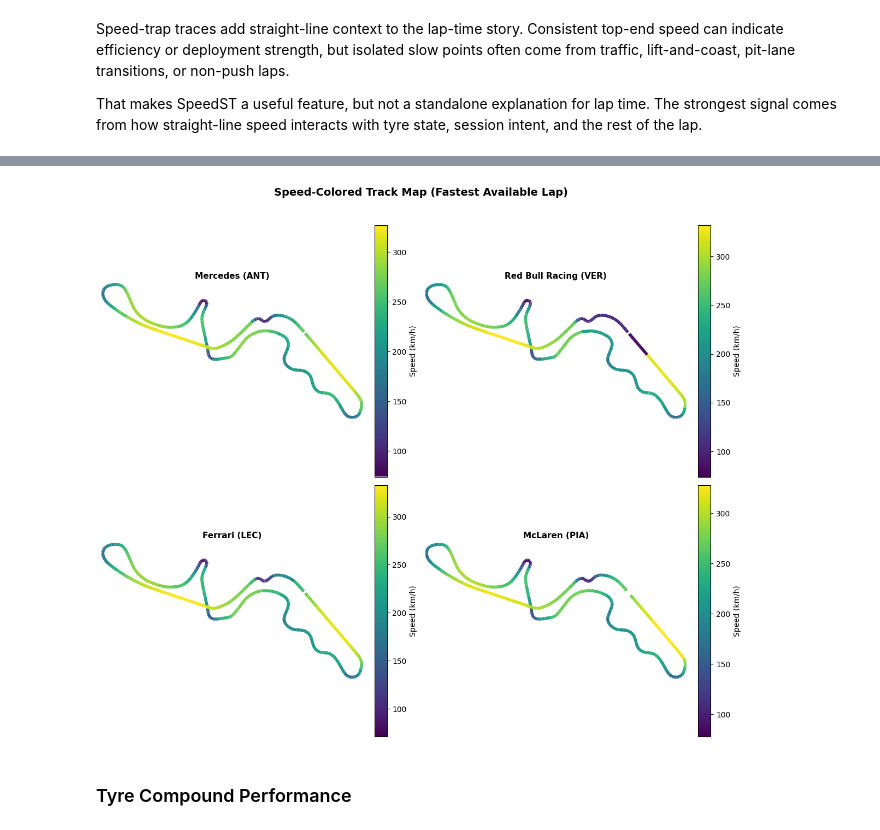
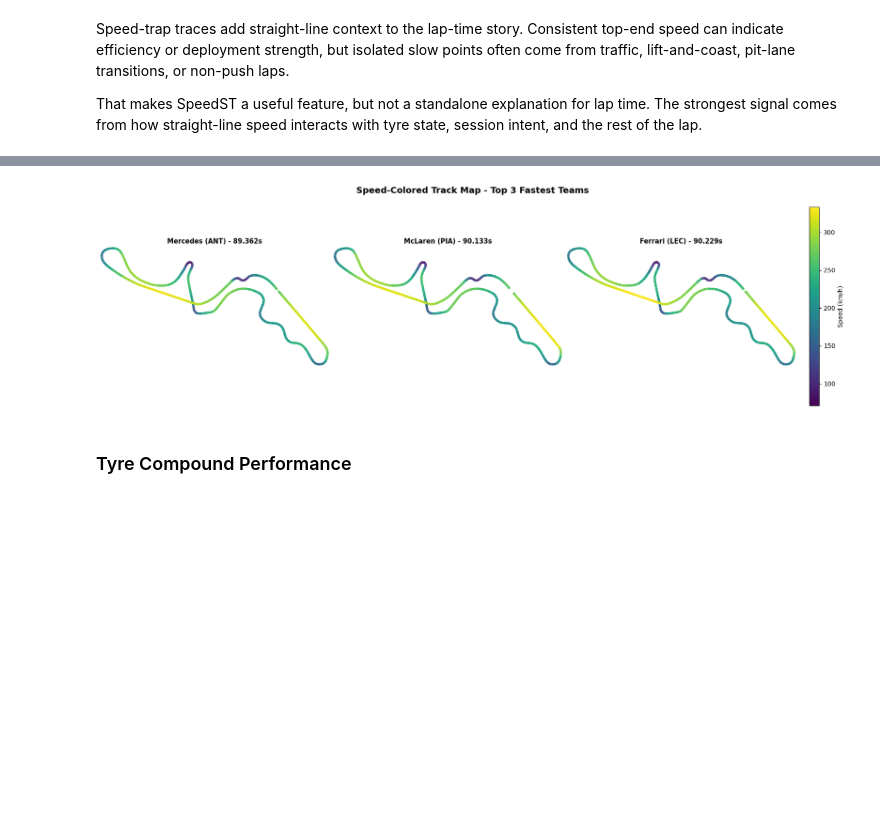
Before and after one commit to Syed-Nihaal/F1-2026-Qualifying-Prediction-and-Race-Strategy, a Jupyter notebook: Round_3_Japanese_GP_2026/F1_2026_Japanese_GP_Qualifying_and_Race_Strategy.ipynb, the cells around one changed output, grey strips where cells are left out. Cells and saved outputs as stored; diff of their text form; code cells hidden in the pictures; blank space fills up the shorter version.

Commit message:
v3.1.0
Feat:
- Added Preseason tests 1 & 2
- Added cleaning and model processes to readme
- Added latest track layouts

Update:
- Improved models and predictions
- Improved code quality

```diff
--- a/Round_3_Japanese_GP_2026/F1_2026_Japanese_GP_Qualifying_and_Race_Strategy.ipynb
+++ b/Round_3_Japanese_GP_2026/F1_2026_Japanese_GP_Qualifying_and_Race_Strategy.ipynb
@@ -249,6 +307,13 @@ def data_cleaning(data, output_csv_path):
                        'LapStartDate', 'LapEndDateTime','Position', 'Deleted', 'DeletedReason', 'FastF1Generated','IsAccurate']
     cleaned_data = cleaned_data.drop(columns=[col for col in columns_to_drop if col in cleaned_data.columns])
 
+    # Drop reserve drivers or any other non-regular participants if identifiable (e.g., by team or driver name patterns)
+    if 'Driver' in cleaned_data.columns:
+        reserve_mask = cleaned_data['Driver'].str.contains('CRA', case=False, na=False)
+        reserve_count = int(reserve_mask.sum())
+        cleaned_data = cleaned_data.loc[~reserve_mask].copy()
+        print(f"Removed {reserve_count} laps from reserve/test drivers.")
+
     # Save the cleaned dataframe to a CSV file
     cleaned_data.to_csv(output_csv_path, index=False)
     print(f"Cleaned data saved to {output_csv_path}")
@@ -652,15 +744,12 @@ This section compares the fastest available telemetry traces for the selected te
 # %%
 # Telemetry comparison and speed-colored track maps for fastest available laps
-telemetry_sessions = ['FP1', 'FP2', 'FP3']
-
 def lap_to_seconds(lap_time):
     return float(lap_time.total_seconds()) if pd.notna(lap_time) else np.nan
 
 team_fastest = {}
-for team in top_teams:
+for team in sorted(df['Team'].dropna().unique().tolist()):
     candidate_laps = []
-
-    for session_name in telemetry_sessions:
+    for session_name in session_names:
         session = sessions_by_name.get(session_name)
         if session is None:
             print(f"Session {session_name} not found in startup cache; skipping in telemetry block.")
@@ -687,7 +776,7 @@ for team in top_teams:
 if len(team_fastest) == 0:
     print('No telemetry laps available to plot right now.')
 else:
-    # 1) Speed vs distance telemetry traces
+    # Speed vs distance telemetry traces
     fig, ax = plt.subplots(figsize=(12, 6))
     summary_rows = []
 
@@ -696,27 +785,22 @@ else:
         session_name = payload['session']
         try:
             telemetry = lap.get_car_data().add_distance()
-            ax.plot(
-                telemetry['Distance'],
-                telemetry['Speed'],
-                color=team_palette.get(team, 'gray'),
-                linewidth=2,
-                label=f"{team} - {lap['Driver']}"
-            )
-            summary_rows.append({
-                'Team': team,
-                'Driver': lap['Driver'],
-                'Session': session_name,
-                'LapTimeSec': lap_to_seconds(lap['LapTime'])
-            })
+            ax.plot(telemetry['Distance'], telemetry['Speed'], color=team_palette.get(team, 'gray'), linewidth=2,
+                    label=f"{team} - {lap['Driver']}"
+                    )
+            summary_rows.append({'Team': team, 'Driver': lap['Driver'], 'Session': session_name,
+                                 'LapTimeSec': lap_to_seconds(lap['LapTime'])
+                                 })
         except Exception as exc:
             print(f"Telemetry plot skipped for {team}: {exc}")
 
-    ax.set_title('Fastest-Lap Telemetry: Speed vs Distance (Top Teams)', fontsize=13, fontweight='bold')
+    ax.set_title('Fastest-Lap Telemetry: Speed vs Distance (All Teams)', fontsize=13, fontweight='bold')
     ax.set_xlabel('Distance (m)', fontsize=11)
     ax.set_ylabel('Speed (km/h)', fontsize=11)
     ax.grid(alpha=0.3)
-    ax.legend(fontsize=9)
+    if summary_rows:
+        ax.legend(fontsize=9)
+
     plt.tight_layout()
     plt.show()
 
@@ -725,8 +809,7 @@ else:
         print('Telemetry fastest-lap summary:')
         print(telemetry_summary.to_string(index=False))
 
-    # 2) Track map colored by speed for each team
-    map_teams = []
+    # Track map colored by speed for the 3 fastest teams in one row
     map_data = {}
     for team, payload in team_fastest.items():
         lap = payload['lap']
@@ -744,26 +827,27 @@ else:
                 print(f"Track map skipped for {team}: insufficient merged telemetry points")
                 continue
 
-            map_teams.append(team)
-            map_data[team] = {
-                'x': merged['X'].to_numpy(),
-                'y': merged['Y'].to_numpy(),
-                'speed': merged['Speed'].to_numpy(),
-                'driver': lap['Driver']
-            }
+            map_data[team] = {'x': merged['X'].to_numpy(), 'y': merged['Y'].to_numpy(),
+                              'speed': merged['Speed'].to_numpy(), 'driver': lap['Driver'],
+                              'lap_time_sec': lap_to_seconds(lap['LapTime'])
+                              }
         except Exception as exc:
             print(f"Track map skipped for {team}: {exc}")
 
-    if len(map_teams) == 0:
+    if len(map_data) == 0:
         print('No track-map telemetry available to draw right now.')
     else:
-        fig, axes = plt.subplots(2, 2, figsize=(12, 10))
-        axes_flat = axes.flatten()
+        top_teams = sorted(map_data.keys(), key=lambda t: map_data[t]['lap_time_sec'])[:3]
 
-        for idx, team in enumerate(map_teams):
-            if idx >= 4:
-                break
+        n_teams = len(top_teams)
+        fig, axes = plt.subplots(1, n_teams, figsize=(5.6 * n_teams, 5.2), constrained_layout=True)
+        axes_flat = np.atleast_1d(axes).ravel()
 
+        global_speed_min = min(map_data[t]['speed'].min() for t in top_teams)
+        global_speed_max = max(map_data[t]['speed'].max() for t in top_teams)
+        norm = plt.Normalize(global_speed_min, global_speed_max)
+
+        for idx, team in enumerate(top_teams):
             ax = axes_flat[idx]
             x = map_data[team]['x']
             y = map_data[team]['y']
@@ -772,22 +856,22 @@ else:
 
             points = np.array([x, y]).T.reshape(-1, 1, 2)
             segments = np.concatenate([points[:-1], points[1:]], axis=1)
-            norm = plt.Normalize(speed.min(), speed.max())
             lc = LineCollection(segments, cmap='viridis', norm=norm)
             lc.set_array(speed[:-1])
-            lc.set_linewidth(4)
+            lc.set_linewidth(3.8)
 
             ax.add_collection(lc)
             ax.set_aspect('equal', 'box')
             ax.set_xlim(x.min() - 100, x.max() + 100)
             ax.set_ylim(y.min() - 100, y.max() + 100)
             ax.axis('off')
-            ax.set_title(f"{team} ({driver})", fontsize=11, fontweight='bold')
+            ax.set_title(f"{team} ({driver}) - {map_data[team]['lap_time_sec']:.3f}s", fontsize=10.5, fontweight='bold')
 
-            cbar = fig.colorbar(lc, ax=ax, fraction=0.046, pad=0.04)
-            cbar.set_label('Speed (km/h)')
+        sm = plt.cm.ScalarMappable(cmap='viridis', norm=norm)
+        sm.set_array([])
+        cbar = fig.colorbar(sm, ax=axes_flat, fraction=0.03, pad=0.02, shrink=0.92)
+        cbar.set_label('Speed (km/h)')
 
-        plt.suptitle('Speed-Colored Track Map (Fastest Available Lap)', fontsize=14, fontweight='bold', y=1.02)
-        plt.tight_layout()
+        fig.suptitle('Speed-Colored Track Map - Top 3 Fastest Teams', fontsize=14, fontweight='bold')
         plt.show()
 # %% [output]
@@ -801,4 +892,4 @@ Red Bull Racing    VER     FP3      90.910
-[figure, old version]
+[figure, new version]
 # %% [markdown]
 ### Tyre Compound Performance
 # %% [markdown]
```
Also changed, not shown: parts of 44 cells of this notebook, 19 other files.
